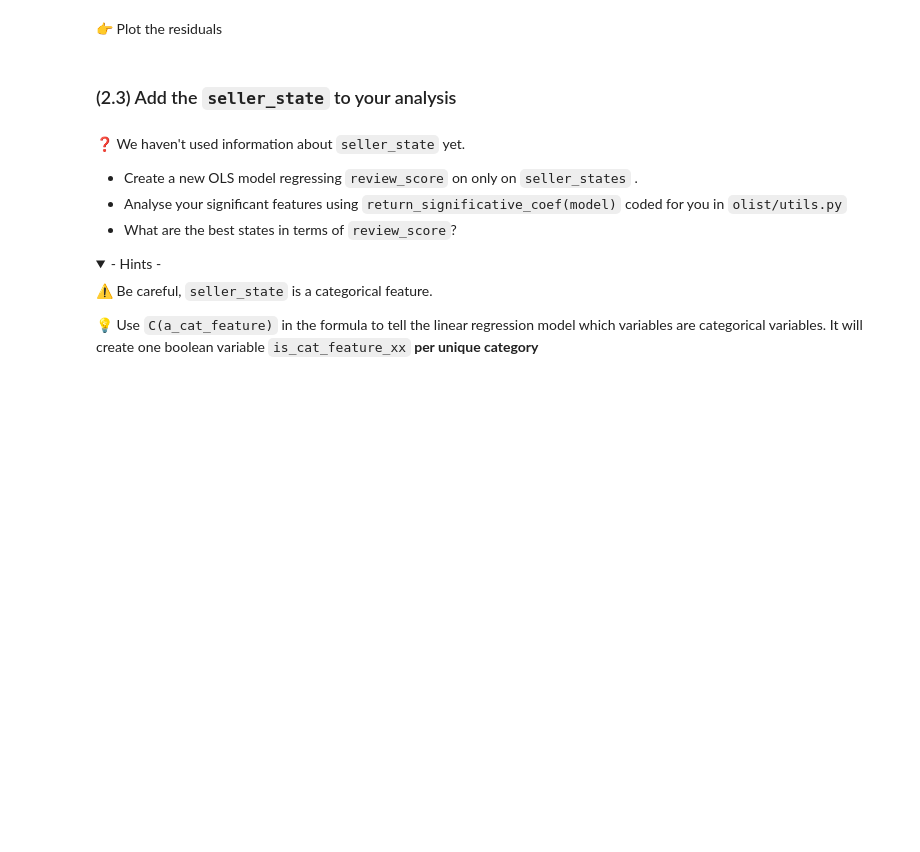
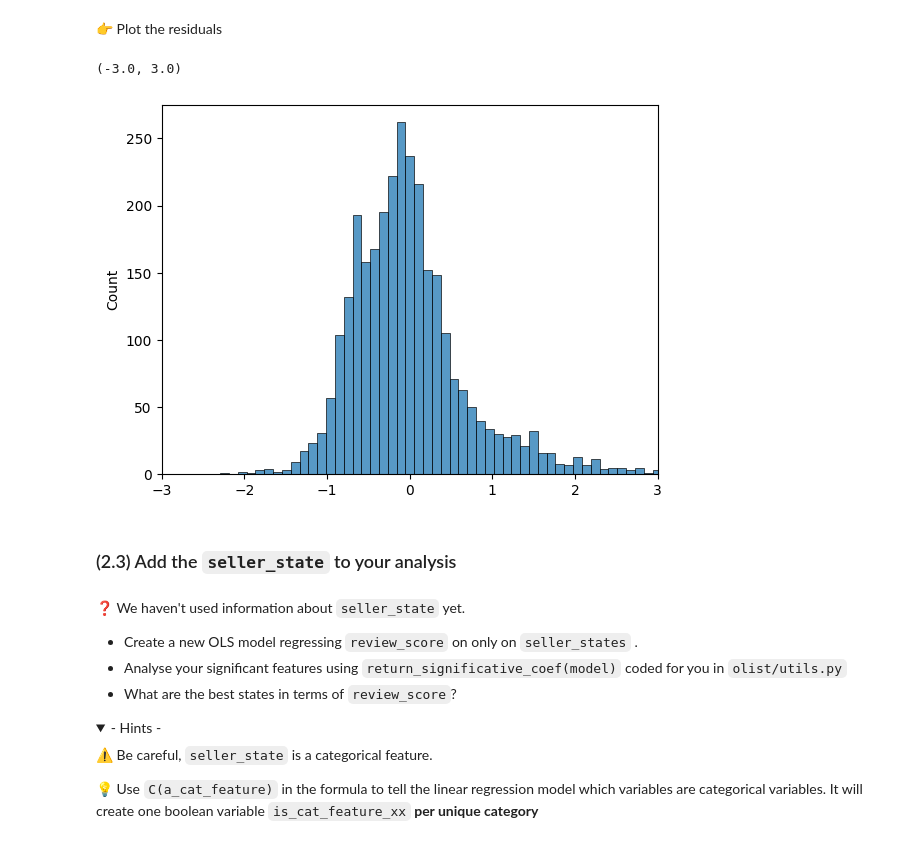
Before and after one commit to Dimasaur/data-sellers, a Jupyter notebook: sellers.ipynb, the cells around one changed output. Cells and saved outputs as stored; diff of their text form; code cells hidden in the pictures; folded sections open; blank space fills up the shorter version.

```diff
--- a/sellers.ipynb
+++ b/sellers.ipynb
@@ -230,0 +309,3 @@ def standardize(df, features):
+# %%
+predict_features = model1.predict(sellers_standardized[features])
+predict_features
@@ -234,0 +327,3 @@ def standardize(df, features):
+# %%
+residuals = predict_features - sellers_standardized['review_score']
+residuals
@@ -239,3 +345,9 @@ def standardize(df, features):
+# %%
+sns.histplot(residuals)
+plt.xlim(-3,3)
+# %% [output]
+(-3.0, 3.0)
+[figure, added]
 # %% [markdown]
 ### (2.3) Add the `seller_state` to your analysis
 # %% [markdown]
```
Also changed, not shown: parts of 32 cells of this notebook.
